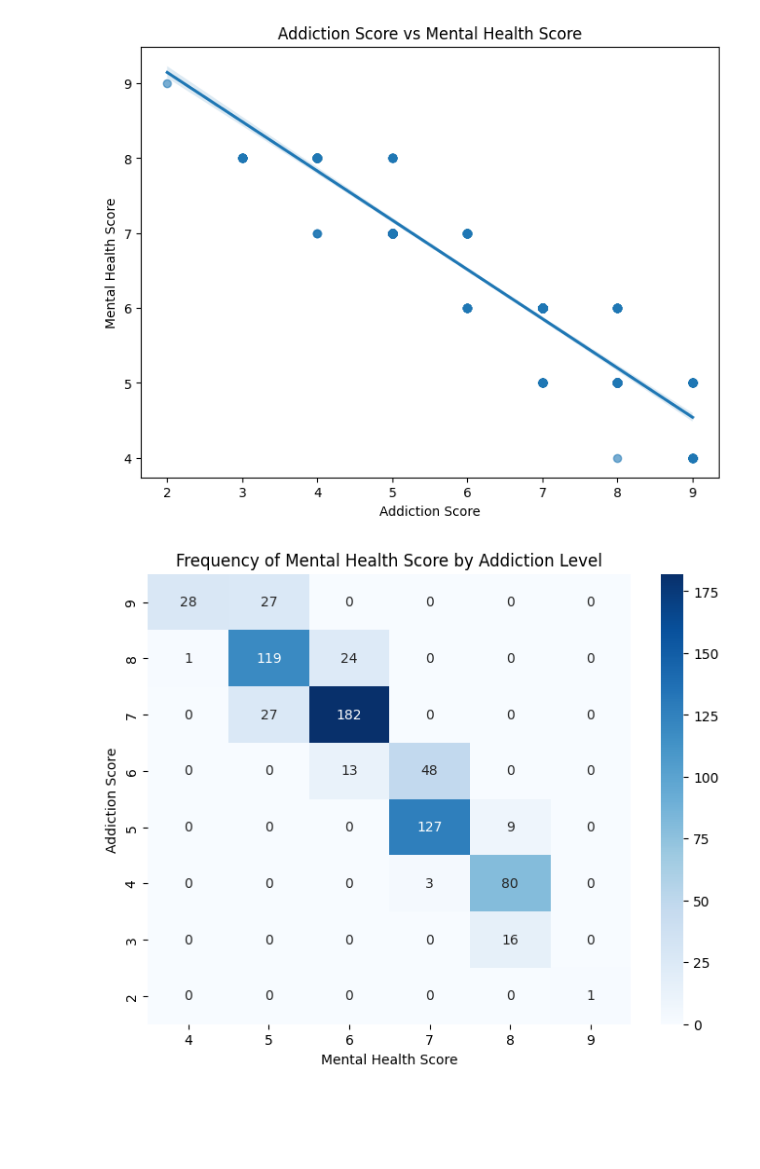
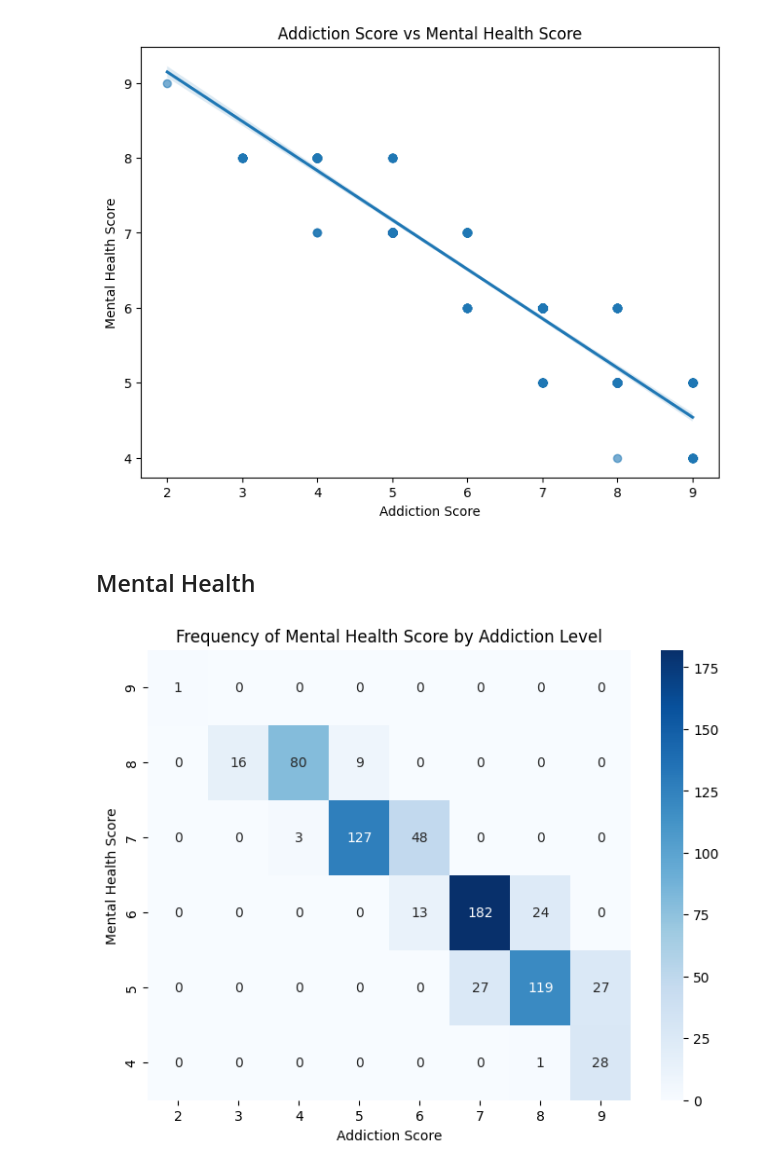
Before and after one commit to beckhamtoh/DSA4262, a Jupyter notebook: Group Project/EDA.ipynb, the cells around one changed output. Cells and saved outputs as stored; diff of their text form; code cells hidden in the pictures; blank space fills up the shorter version.

```diff
--- a/Group Project/EDA.ipynb
+++ b/Group Project/EDA.ipynb
@@ -360,26 +337,28 @@ plt.ylabel("Mental Health Score")
 plt.show()
 # %% [output]
 [figure]
+# %% [markdown]
+## Mental Health
 # %%
 mh_matrix = pd.crosstab(
-    df["Addicted_Score"],
-    df["Mental_Health_Score"]
+    df["Mental_Health_Score"],
+    df["Addicted_Score"]
 )
 
 plt.figure(figsize=(8,6))
 
 ax = sns.heatmap(
     mh_matrix,
     annot=True,
     cmap="Blues",
     fmt="d"
 )
 
-plt.gca().invert_yaxis()  # Flip vertical axis
+plt.gca().invert_yaxis()
 
 plt.title("Frequency of Mental Health Score by Addiction Level")
-plt.xlabel("Mental Health Score")
-plt.ylabel("Addiction Score")
+plt.ylabel("Mental Health Score")
+plt.xlabel("Addiction Score")
 plt.show()
 # %% [output]
-[figure, old version]
+[figure, new version]
```
Also changed, not shown: parts of 19 cells of this notebook.
